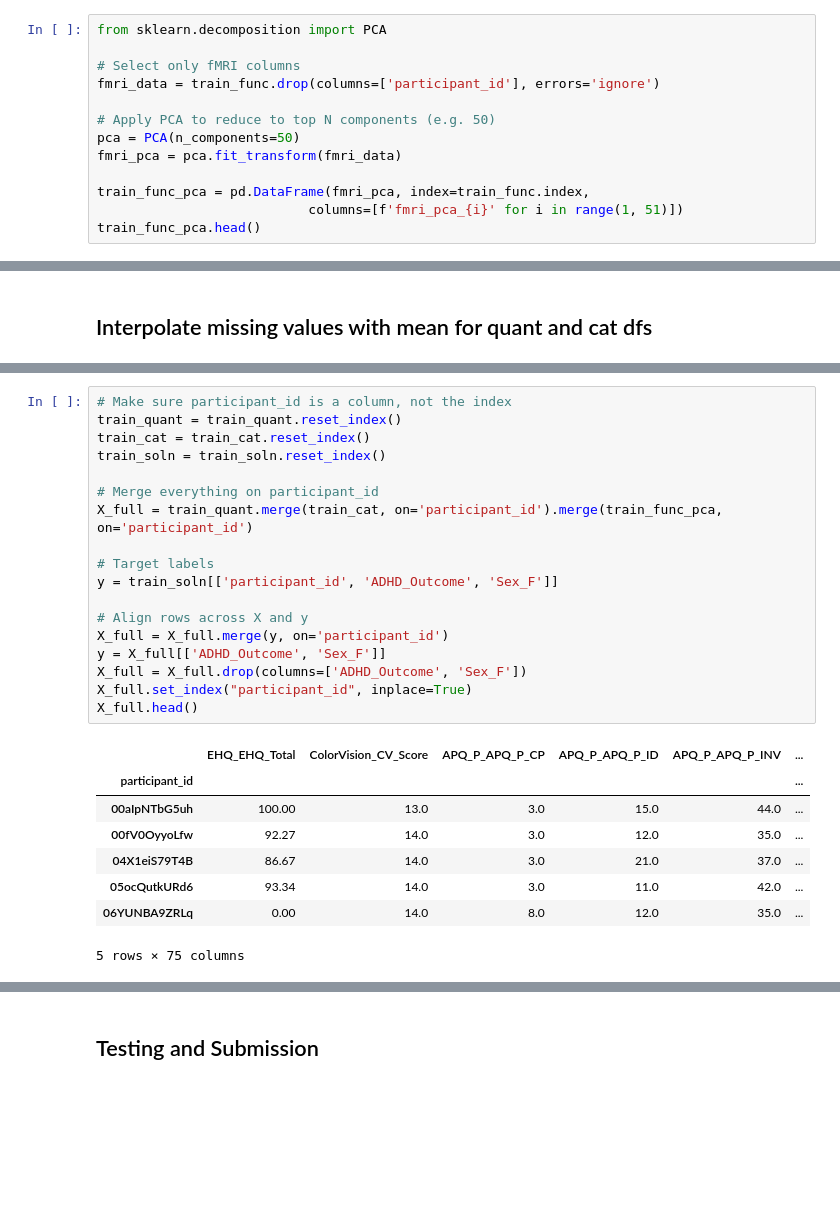
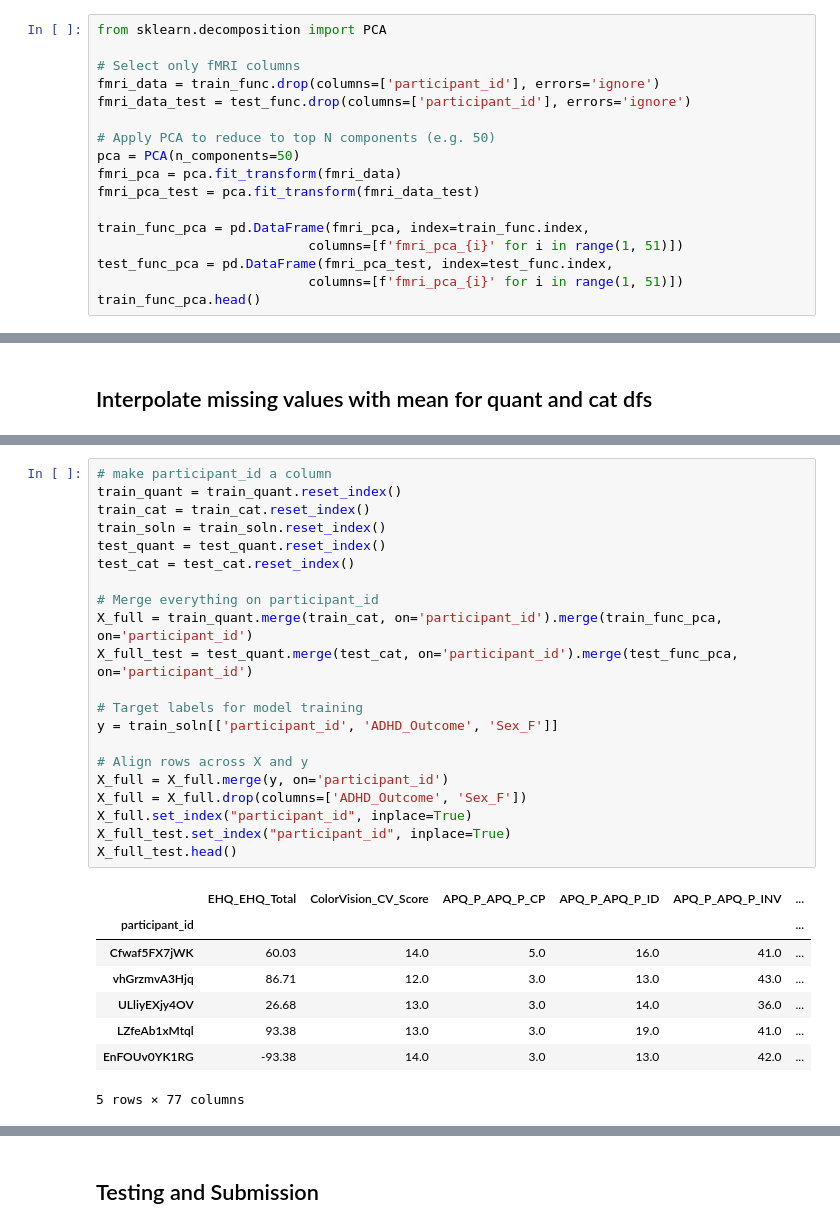
Before and after one commit to itszoetom/WiDSdatathon, a Jupyter notebook: model/pca_age.ipynb, the cells around one changed output, grey strips where cells are left out. Saved outputs shown, nothing was run; the diff lists cells and outputs as text; blank space fills up the shorter version.

```diff
--- a/model/pca_age.ipynb
+++ b/model/pca_age.ipynb
@@ -36,13 +48,17 @@ from sklearn.decomposition import PCA
 
 # Select only fMRI columns
 fmri_data = train_func.drop(columns=['participant_id'], errors='ignore')
+fmri_data_test = test_func.drop(columns=['participant_id'], errors='ignore')
 
 # Apply PCA to reduce to top N components (e.g. 50)
 pca = PCA(n_components=50)
 fmri_pca = pca.fit_transform(fmri_data)
+fmri_pca_test = pca.fit_transform(fmri_data_test)
 
 train_func_pca = pd.DataFrame(fmri_pca, index=train_func.index,
                            columns=[f'fmri_pca_{i}' for i in range(1, 51)])
+test_func_pca = pd.DataFrame(fmri_pca_test, index=test_func.index,
+                           columns=[f'fmri_pca_{i}' for i in range(1, 51)])
 train_func_pca.head()
 # %% [output]
 |  | fmri_pca_1 | fmri_pca_2 | fmri_pca_3 | fmri_pca_4 | fmri_pca_5 | fmri_pca_6 | fmri_pca_7 | fmri_pca_8 | ... |
@@ -133,27 +144,30 @@ Missing values in train_quant:
 # %%
-# Make sure participant_id is a column, not the index
+# make participant_id a column
 train_quant = train_quant.reset_index()
 train_cat = train_cat.reset_index()
 train_soln = train_soln.reset_index()
+test_quant = test_quant.reset_index()
+test_cat = test_cat.reset_index()
 
 # Merge everything on participant_id
 X_full = train_quant.merge(train_cat, on='participant_id').merge(train_func_pca, on='participant_id')
+X_full_test = test_quant.merge(test_cat, on='participant_id').merge(test_func_pca, on='participant_id')
 
-# Target labels
+# Target labels for model training
 y = train_soln[['participant_id', 'ADHD_Outcome', 'Sex_F']]
 
 # Align rows across X and y
 X_full = X_full.merge(y, on='participant_id')
-y = X_full[['ADHD_Outcome', 'Sex_F']]
 X_full = X_full.drop(columns=['ADHD_Outcome', 'Sex_F'])
 X_full.set_index("participant_id", inplace=True)
-X_full.head()
+X_full_test.set_index("participant_id", inplace=True)
+X_full_test.head()
 # %% [output]
 |  | EHQ_EHQ_Total | ColorVision_CV_Score | APQ_P_APQ_P_CP | APQ_P_APQ_P_ID | APQ_P_APQ_P_INV | ... |
 | participant_id |  |  |  |  |  | ... |
-| 00aIpNTbG5uh | 100.00 | 13.0 | 3.0 | 15.0 | 44.0 | ... |
-| 00fV0OyyoLfw | 92.27 | 14.0 | 3.0 | 12.0 | 35.0 | ... |
-| 04X1eiS79T4B | 86.67 | 14.0 | 3.0 | 21.0 | 37.0 | ... |
-| 05ocQutkURd6 | 93.34 | 14.0 | 3.0 | 11.0 | 42.0 | ... |
-| 06YUNBA9ZRLq | 0.00 | 14.0 | 8.0 | 12.0 | 35.0 | ... |
+| Cfwaf5FX7jWK | 60.03 | 14.0 | 5.0 | 16.0 | 41.0 | ... |
+| vhGrzmvA3Hjq | 86.71 | 12.0 | 3.0 | 13.0 | 43.0 | ... |
+| ULliyEXjy4OV | 26.68 | 13.0 | 3.0 | 14.0 | 36.0 | ... |
+| LZfeAb1xMtql | 93.38 | 13.0 | 3.0 | 19.0 | 41.0 | ... |
+| EnFOUv0YK1RG | -93.38 | 14.0 | 3.0 | 13.0 | 42.0 | ... |
-5 rows × 75 columns
+5 rows × 77 columns
```
Also changed, not shown: parts of 15 cells of this notebook, 1 other file.
